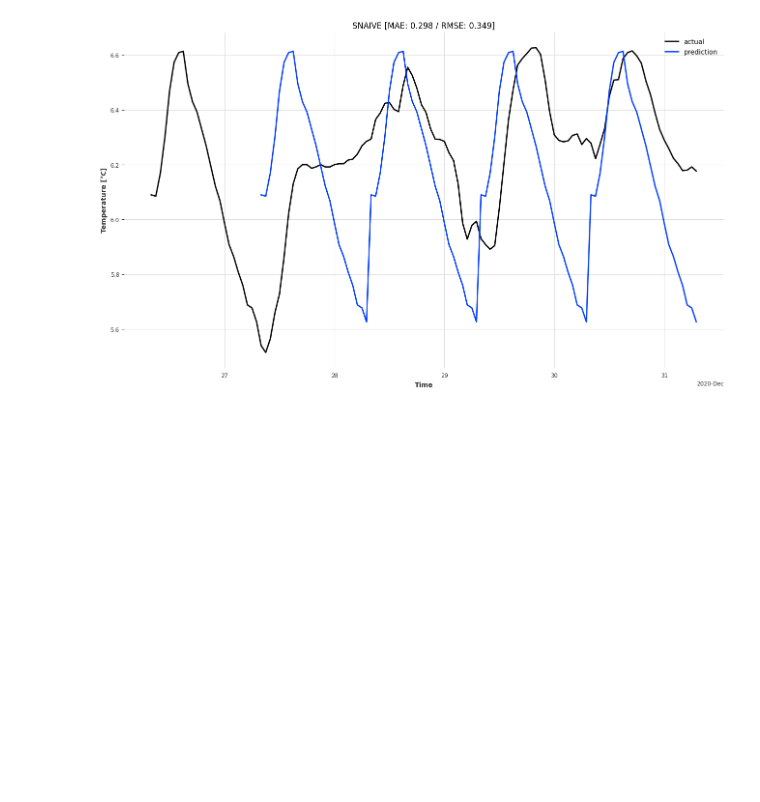
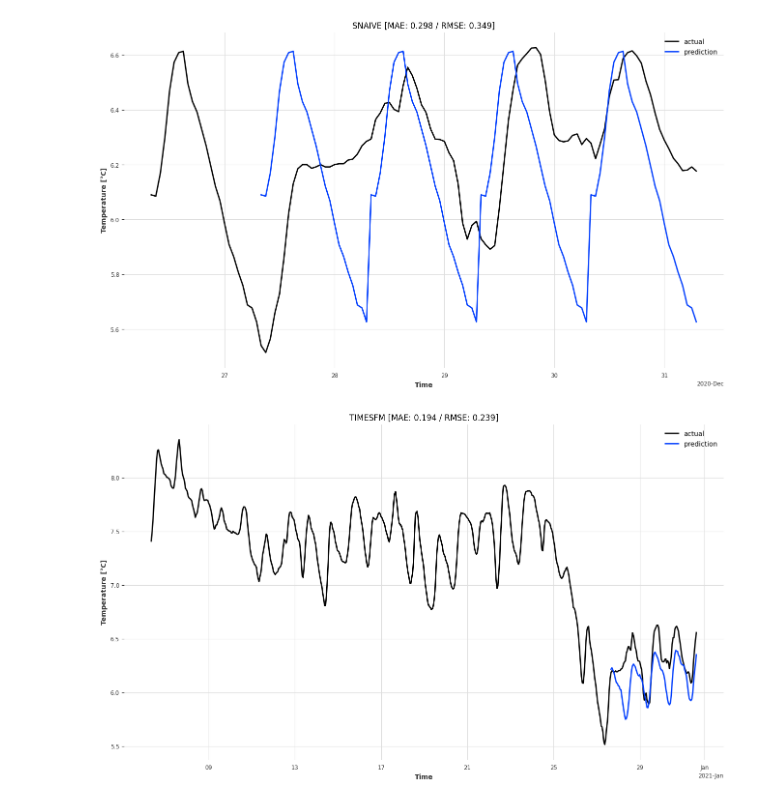
Before and after one commit to Joelius300/aare-forecast, a Jupyter notebook: notebooks/04_display-baselines.output.ipynb, the cells around one changed output. Cells and saved outputs as stored; diff of their text form; code cells hidden in the pictures; blank space fills up the shorter version.

```diff
--- a/notebooks/04_display-baselines.output.ipynb
+++ b/notebooks/04_display-baselines.output.ipynb
@@ -56,3 +57,7 @@ plot_baseline("MEAN")
 plot_baseline("SNAIVE")
 # %% [output]
 [figure]
+# %%
+plot_baseline("TIMESFM")
+# %% [output]
+[figure, added]
```
Also changed, not shown: parts of 1 cell of this notebook, 4 other files.
